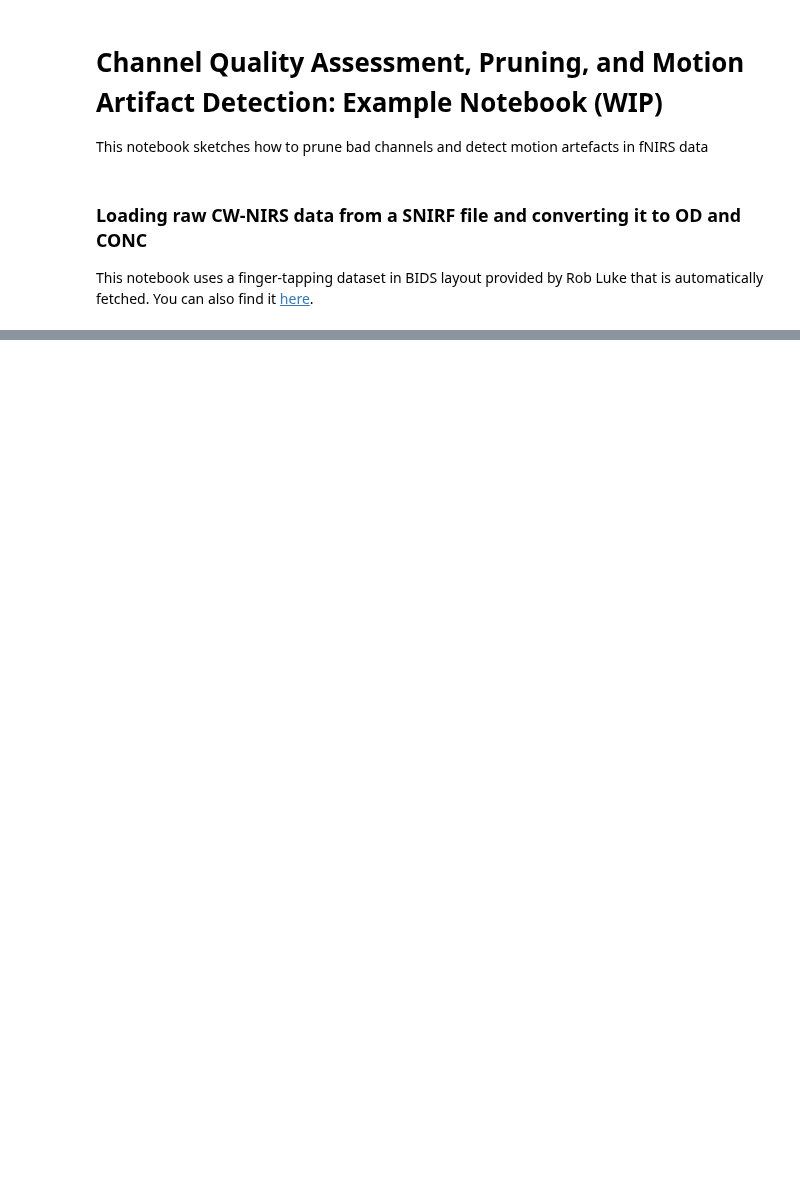
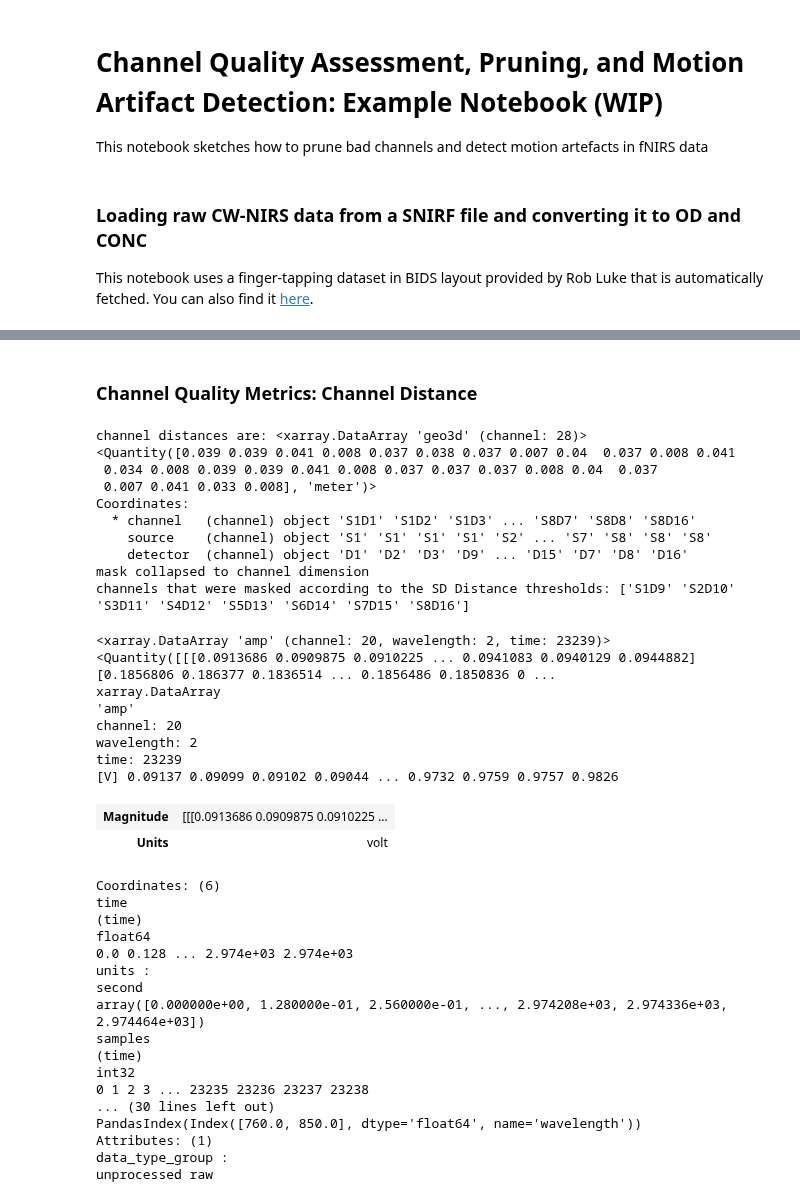
Before and after one commit to ibs-lab/cedalion, a Jupyter notebook: examples/pruning_and_motion_artifacts.ipynb, the cells around one changed output, grey strips where cells are left out. Saved outputs shown, nothing was run; the diff lists cells and outputs as text; code cells hidden in the pictures; blank space fills up the shorter version.

```diff
--- a/examples/pruning_and_motion_artifacts.ipynb
+++ b/examples/pruning_and_motion_artifacts.ipynb
@@ -111,0 +114,55 @@ The channels failing any or all thresholds are: ['S2D10', 'S7D7', 'S6D14', 'S7D1
+# %% [markdown]
+### Channel Quality Metrics: Channel Distance
+# %%
+# Here we assess channel distances. We might want to exclude very short or very long channels
+sd_threshs = [1, 4.5]*units.cm # defines the lower and upper bounds for the source-detector separation that we would like to keep
+
+# Source Detector Separation thresholding
+ch_dist, sd_mask = quality.sd_dist(data.amp, data.geo3d, sd_threshs)
+# print the channel distances
+print(f"channel distances are: {ch_dist}")
+
+# apply mask function. In this example, we want to "drop" all channels that do not fall inside sd_threshs
+# i.e. drop channels shorter than 1cm and longer than 4.5cm. We want to collapse along the "channel" dimension.
+data_masked_sd, masked_elements = xrutils.apply_mask(data.amp, sd_mask, "drop", "channel")
+
+# display the resultings
+print(f"channels that were masked according to the SD Distance thresholds: {masked_elements}")
+data_masked_sd
+# %% [output]
+channel distances are: <xarray.DataArray 'geo3d' (channel: 28)>
+<Quantity([0.039 0.039 0.041 0.008 0.037 0.038 0.037 0.007 0.04  0.037 0.008 0.041
+ 0.034 0.008 0.039 0.039 0.041 0.008 0.037 0.037 0.037 0.008 0.04  0.037
+ 0.007 0.041 0.033 0.008], 'meter')>
+Coordinates:
+  * channel   (channel) object 'S1D1' 'S1D2' 'S1D3' ... 'S8D7' 'S8D8' 'S8D16'
+    source    (channel) object 'S1' 'S1' 'S1' 'S1' 'S2' ... 'S7' 'S8' 'S8' 'S8'
+    detector  (channel) object 'D1' 'D2' 'D3' 'D9' ... 'D15' 'D7' 'D8' 'D16'
+mask collapsed to channel dimension
+channels that were masked according to the SD Distance thresholds: ['S1D9' 'S2D10' 'S3D11' 'S4D12' 'S5D13' 'S6D14' 'S7D15' 'S8D16']
+<xarray.DataArray 'amp' (channel: 20, wavelength: 2, time: 23239)> <Quantity([[[0.0913686 0.0909875 0.0910225 ... 0.0941083 0.0940129 0.0944882] [0.1856806 0.186377 0.1836514 ... 0.1856486 0.1850836 0 ...
+xarray.DataArray
+'amp'
+channel: 20
+wavelength: 2
+time: 23239
+[V] 0.09137 0.09099 0.09102 0.09044 ... 0.9732 0.9759 0.9757 0.9826
+| Magnitude | [[[0.0913686 0.0909875 0.0910225 ... |
+| Units | volt |
+Coordinates: (6)
+time
+(time)
+float64
+0.0 0.128 ... 2.974e+03 2.974e+03
+units :
+second
+array([0.000000e+00, 1.280000e-01, 2.560000e-01, ..., 2.974208e+03, 2.974336e+03, 2.974464e+03])
+samples
+(time)
+int32
+0 1 2 3 ... 23235 23236 23237 23238
+... (30 lines left out)
+PandasIndex(Index([760.0, 850.0], dtype='float64', name='wavelength'))
+Attributes: (1)
+data_type_group :
+unprocessed raw
```
Also changed, not shown: parts of 14 cells of this notebook, 3 other files.
